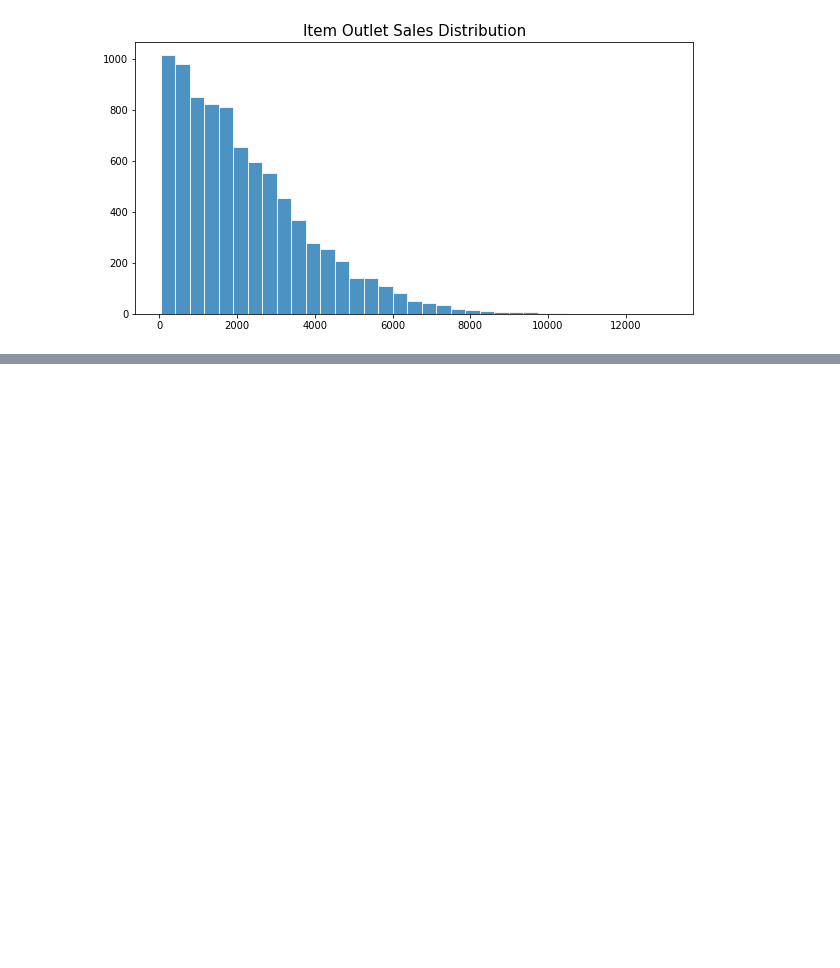
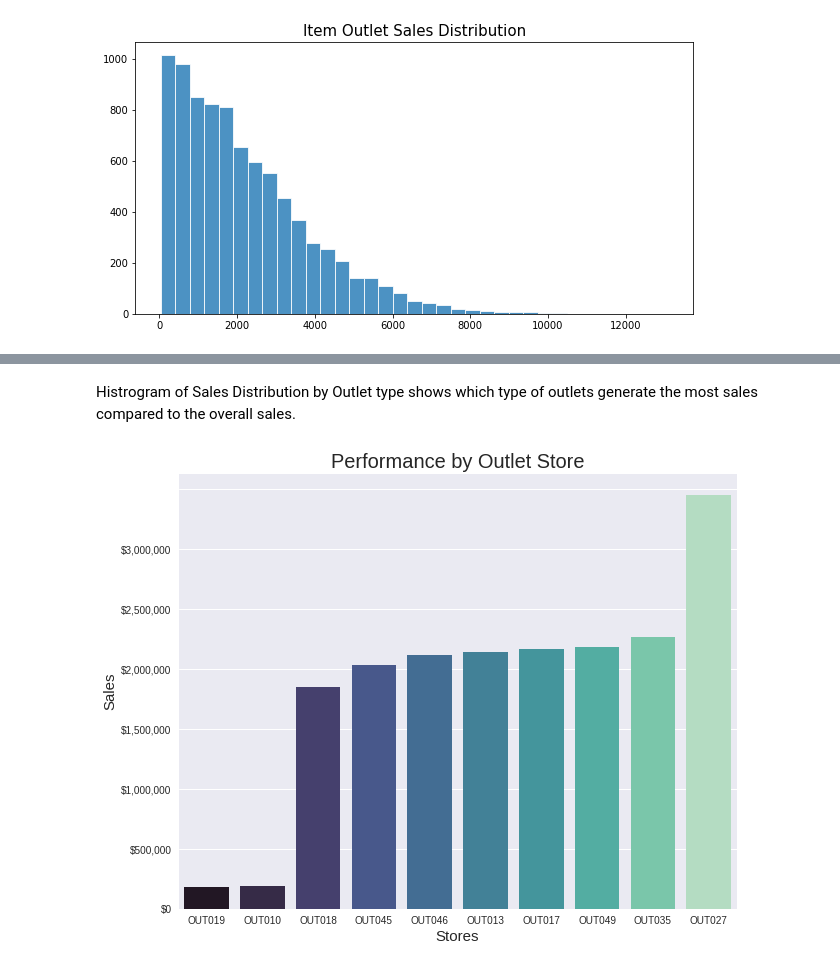
Before and after one commit to thelemoncookie-data/01_Project, a Jupyter notebook: Sales_Predictions_Part_2.ipynb, the cells around one changed output, grey strips where cells are left out. Cells and saved outputs as stored; diff of their text form; code cells hidden in the pictures; blank space fills up the shorter version.

```diff
--- a/Sales_Predictions_Part_2.ipynb
+++ b/Sales_Predictions_Part_2.ipynb
@@ -145,0 +181,20 @@ plt.show()
+# %% [markdown]
+Histrogram of Sales Distribution by Outlet type shows which type of outlets generate the most sales compared to the overall sales.
+# %%
+outlet_sales = sales.groupby(['outlet_type', 'outlet_id'])['item_sales'].sum().sort_values()
+outlet_sales = outlet_sales.to_frame().reset_index()
+
+sequential_colors = sns.color_palette("mako", 10)
+plt.style.use('seaborn')
+fig, ax = plt.subplots(figsize=(10,8))
+
+sns.barplot(data=outlet_sales, x='outlet_id', y='item_sales', ci=None, palette=sequential_colors)
+plt.title('Performance by Outlet Store', fontsize=20)
+
+plt.xlabel('Stores', fontsize=15)
+plt.ylabel('Sales', fontsize=15)
+plt.gca().set_yticklabels(['${:,.0f}'.format(i) for i in current_values])
+
+plt.show()
+# %% [output]
+[figure, added]
```
Also changed, not shown: parts of 32 cells of this notebook.
